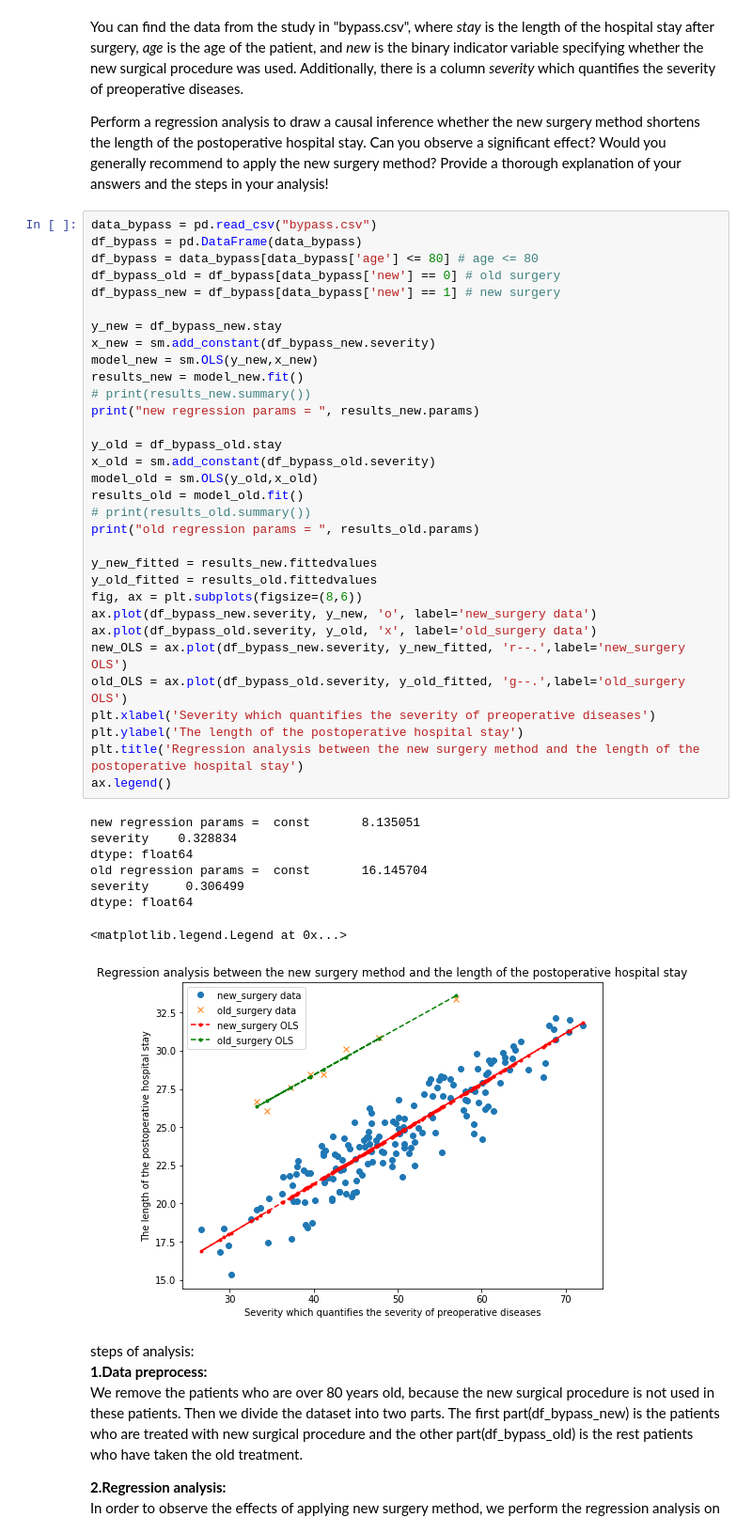
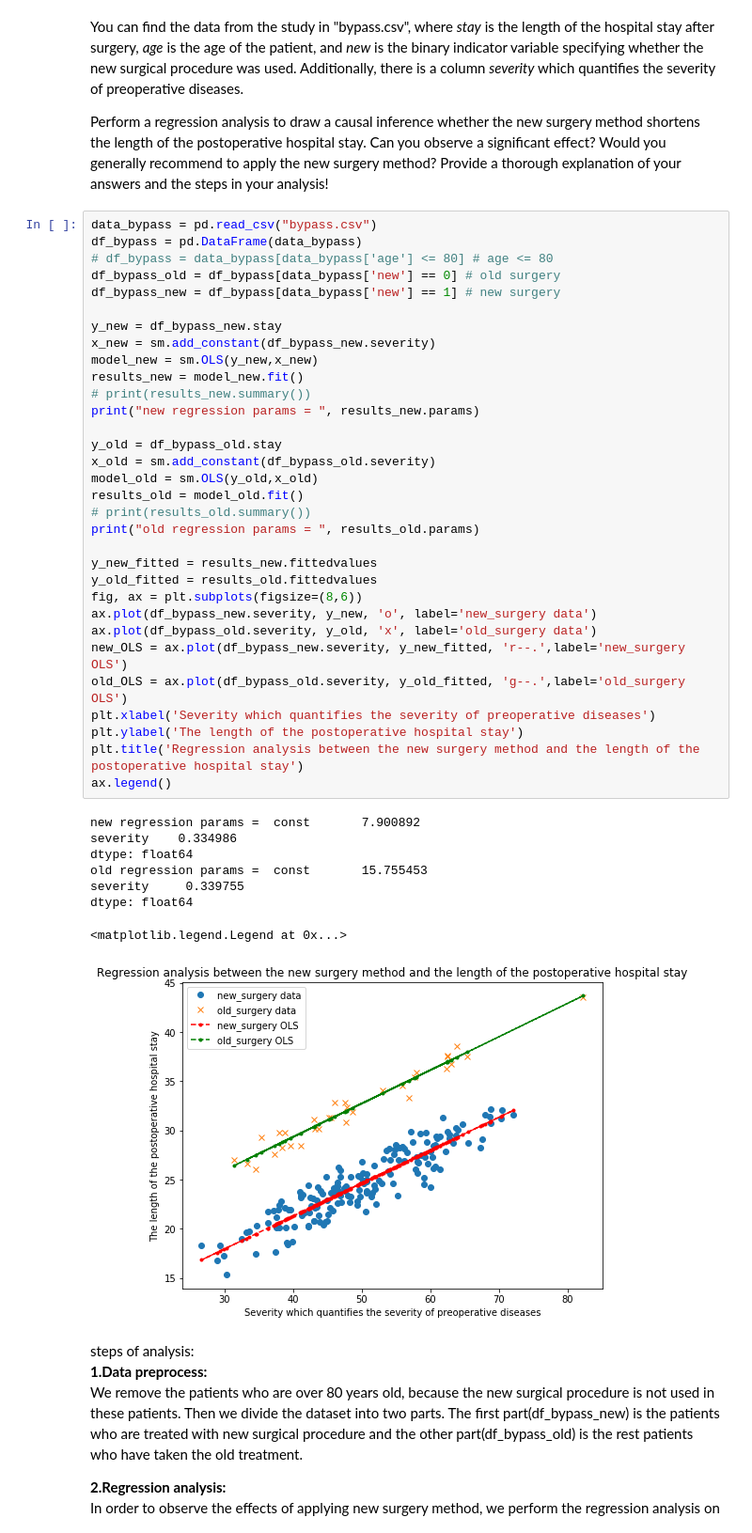
Before and after one commit to MaDolphin/Social-Data-Science, a Jupyter notebook: assignment_2/final_home_assignment_2.ipynb, the cells around one changed output. Shown at 94% size. Drawn from its saved outputs; the diff is of its cells as text.

```diff
--- a/assignment_2/final_home_assignment_2.ipynb
+++ b/assignment_2/final_home_assignment_2.ipynb
@@ -35,44 +35,44 @@ Provide a thorough explanation of your answers and the steps in your analysis!
 # %%
 data_bypass = pd.read_csv("bypass.csv")
 df_bypass = pd.DataFrame(data_bypass)
-df_bypass = data_bypass[data_bypass['age'] <= 80] # age <= 80
+# df_bypass = data_bypass[data_bypass['age'] <= 80] # age <= 80
 df_bypass_old = df_bypass[data_bypass['new'] == 0] # old surgery
 df_bypass_new = df_bypass[data_bypass['new'] == 1] # new surgery
 
 y_new = df_bypass_new.stay
 x_new = sm.add_constant(df_bypass_new.severity)
 model_new = sm.OLS(y_new,x_new)
 results_new = model_new.fit()
 # print(results_new.summary())
 print("new regression params = ", results_new.params)
 
 y_old = df_bypass_old.stay
 x_old = sm.add_constant(df_bypass_old.severity)
 model_old = sm.OLS(y_old,x_old)
 results_old = model_old.fit()
 # print(results_old.summary())
 print("old regression params = ", results_old.params)
 
 y_new_fitted = results_new.fittedvalues
 y_old_fitted = results_old.fittedvalues
 fig, ax = plt.subplots(figsize=(8,6))
 ax.plot(df_bypass_new.severity, y_new, 'o', label='new_surgery data')
 ax.plot(df_bypass_old.severity, y_old, 'x', label='old_surgery data')
 new_OLS = ax.plot(df_bypass_new.severity, y_new_fitted, 'r--.',label='new_surgery OLS')
 old_OLS = ax.plot(df_bypass_old.severity, y_old_fitted, 'g--.',label='old_surgery OLS')
 plt.xlabel('Severity which quantifies the severity of preoperative diseases')
 plt.ylabel('The length of the postoperative hospital stay')
 plt.title('Regression analysis between the new surgery method and the length of the postoperative hospital stay')
 ax.legend()
 # %% [output]
-new regression params =  const       8.135051
-severity    0.328834
+new regression params =  const       7.900892
+severity    0.334986
 dtype: float64
-old regression params =  const       16.145704
-severity     0.306499
+old regression params =  const       15.755453
+severity     0.339755
 dtype: float64
 <matplotlib.legend.Legend at 0x...>
-[figure, old version]
+[figure, new version]
 # %% [markdown]
 steps of analysis: <br>
 **1.Data preprocess:** <br>
```
Also changed, not shown: 1 other file.
